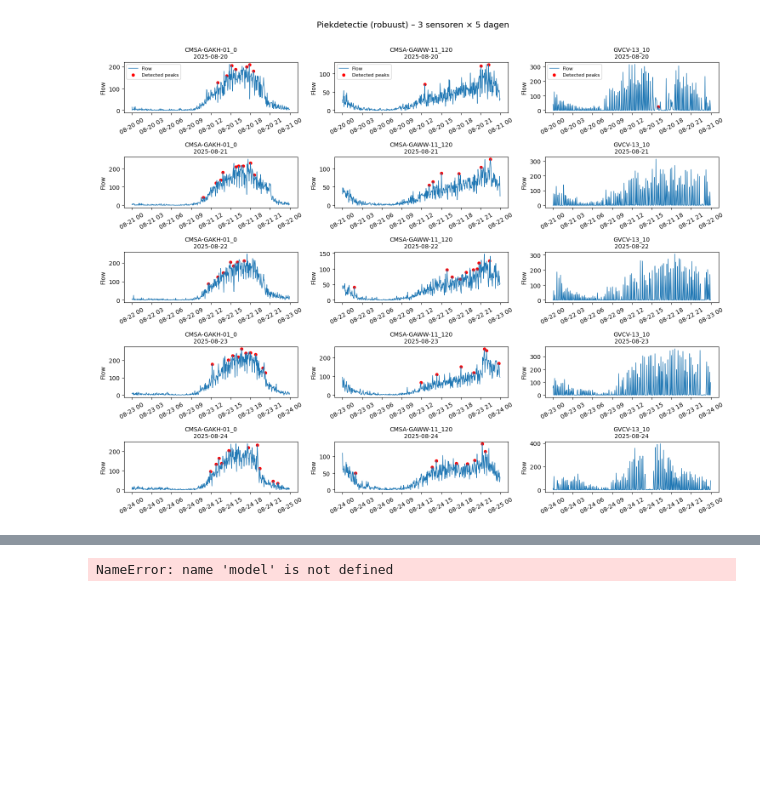
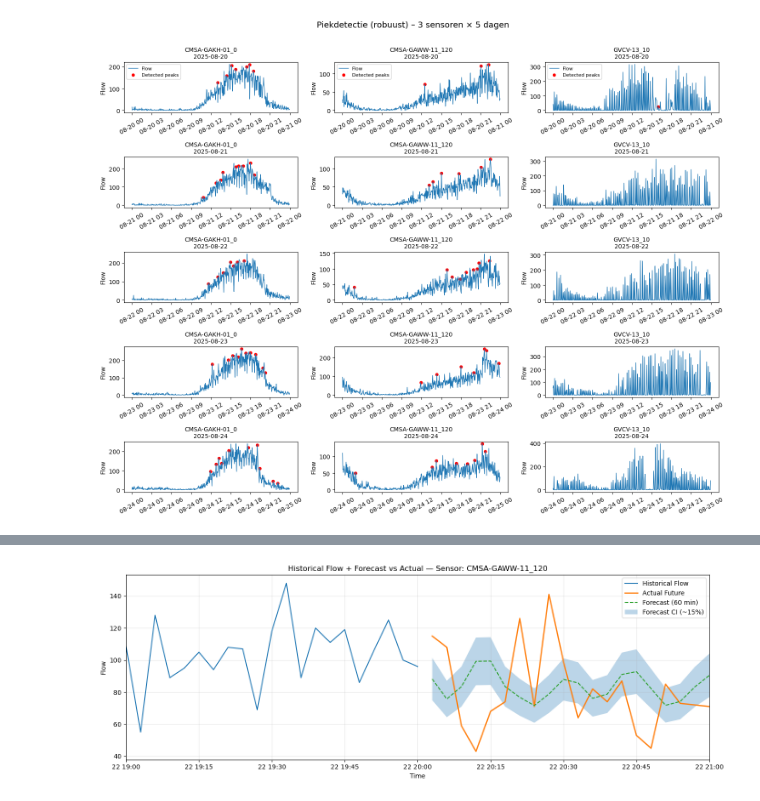
Before and after one commit to jipposteenstra/group22, a Jupyter notebook: project_template.ipynb, the cells around one changed output, grey strips where cells are left out. Drawn from its saved outputs; the diff is of its cells as text; code cells hidden in the pictures; blank space fills up the shorter version.

```diff
--- a/project_template.ipynb
+++ b/project_template.ipynb
@@ -368,9 +681,11 @@ def plot_recursive_forecast(
 # %%
-plot_recursive_forecast(
+plot_recursive_forecast2(
     df=df_flow,
     model=model,
-    sensor="CMSA-GAKH-01_0",
-    target_time="2025-08-22 20:00:00",
-    forecast_minutes=60)
+    sensor=SENSOR_COL,
+    target_time="2025-08-22 20:00:00",  # kies een tijd in jouw data
+    forecast_minutes=60,
+    FREQ_MIN=FREQ_MIN, LAGS=LAGS, ROLLS=ROLLS, HORIZON_STEPS=H
+)
 # %% [output]
-NameError: name 'model' is not defined
+[figure, added]
```
Also changed, not shown: parts of 7 cells of this notebook.
